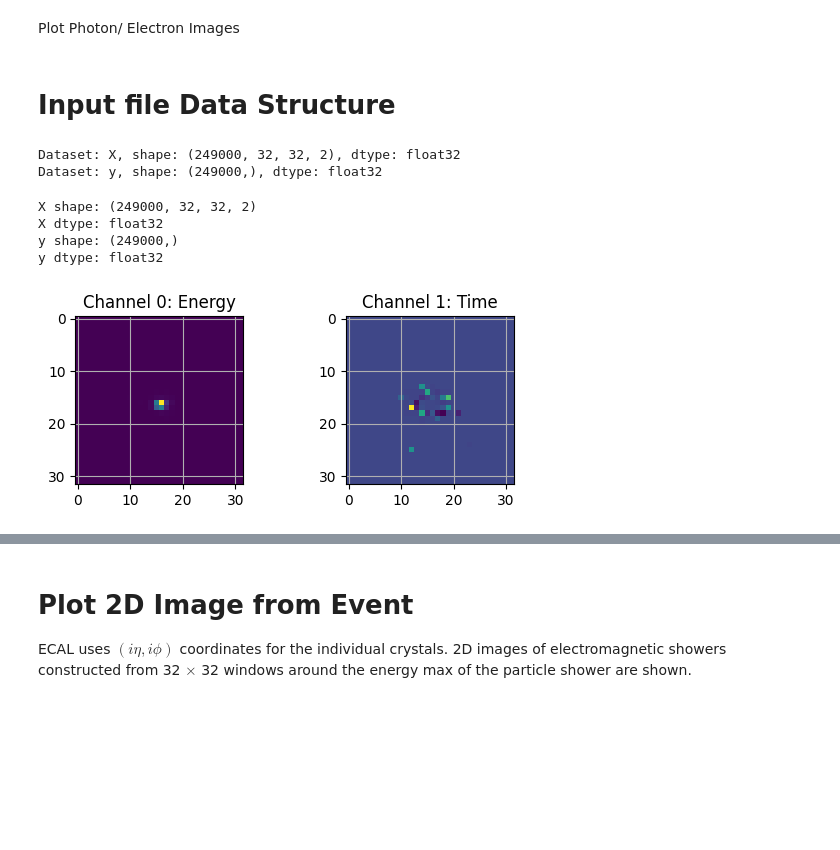
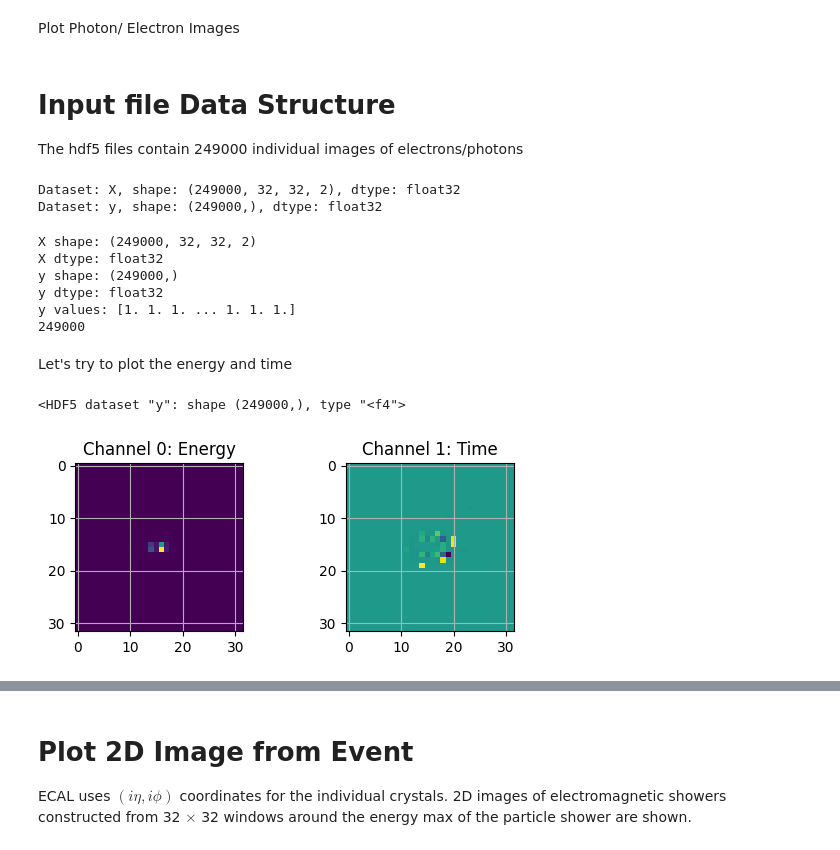
Before and after one commit to uzzielperez/lhcbMLbets, a Jupyter notebook: notebooks/eleVsPhoCNN1.ipynb, the cells around one changed output, grey strips where cells are left out. Saved outputs shown, nothing was run; the diff lists cells and outputs as text; code cells hidden in the pictures; blank space fills up the shorter version.

```diff
--- a/notebooks/eleVsPhoCNN1.ipynb
+++ b/notebooks/eleVsPhoCNN1.ipynb
@@ -89,6 +114,8 @@ X_train, y_train = load_data(decays,train_start,train_stop)
 Plot Photon/ Electron Images
 # %% [markdown]
 # Input file Data Structure
+
+The hdf5 files contain 249000 individual images of electrons/photons
 # %%
 hdf5_file = 'drive/MyDrive/SingleElectronPt50_IMGCROPS_n249k_RHv1.hdf5'
 # with h5py.File(hdf5_file, 'r') as f:
@@ -124,6 +151,8 @@ with h5py.File(hdf5_file, 'r') as f:
         y = f['y']
         print("y shape:", y.shape)
         print("y dtype:", y.dtype)
+        print("y values:", y[:])  # This will print all the values in the 'y' dataset
+        print(len(y))
     else:
         print("Dataset 'y' not found.")
 # %% [output]
@@ -131,25 +160,33 @@ X shape: (249000, 32, 32, 2)
 X dtype: float32
 y shape: (249000,)
 y dtype: float32
+y values: [1. 1. 1. ... 1. 1. 1.]
+249000
+# %% [markdown]
+Let's try to plot the energy and time
 # %%
 # # Access a specific dataset
 with h5py.File(hdf5_file, 'r') as f:
   X = f['X']
+  y = f['y']
+  print (y)
 # dataset = f['X']  # Adjust the path based on the structure
 # print("Dataset shape:", dataset.shape)
 # print("Dataset dtype:", dataset.dtype)
+# %% [output]
+<HDF5 dataset "y": shape (249000,), type "<f4">
 # %%
 plt.figure(1)
 plt.subplot(221)
-plt.imshow(X_train[1, :, :,0])
+plt.imshow(X_train[0, :, :,0])
 plt.title("Channel 0: Energy") # Energy
 plt.grid(True)
 
 plt.subplot(222)
-plt.imshow(X_train[1, :, :, 1])
+plt.imshow(X_train[0, :, :, 1])
 plt.title("Channel 1: Time") # Time
 plt.grid(True)
 
 plt.show()
 # %% [output]
-[figure, old version]
+[figure, new version]
```
Also changed, not shown: parts of 17 cells of this notebook.
